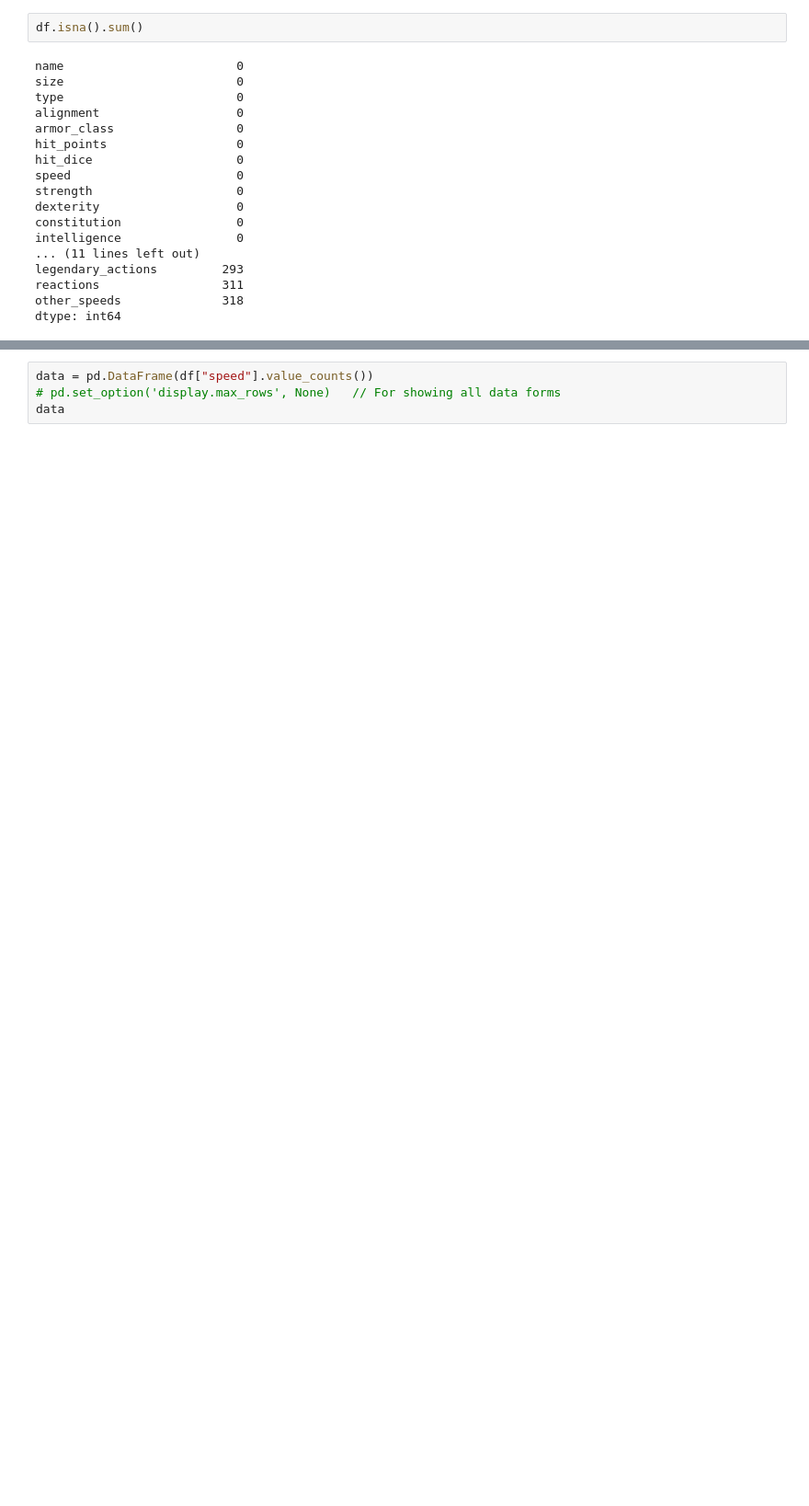
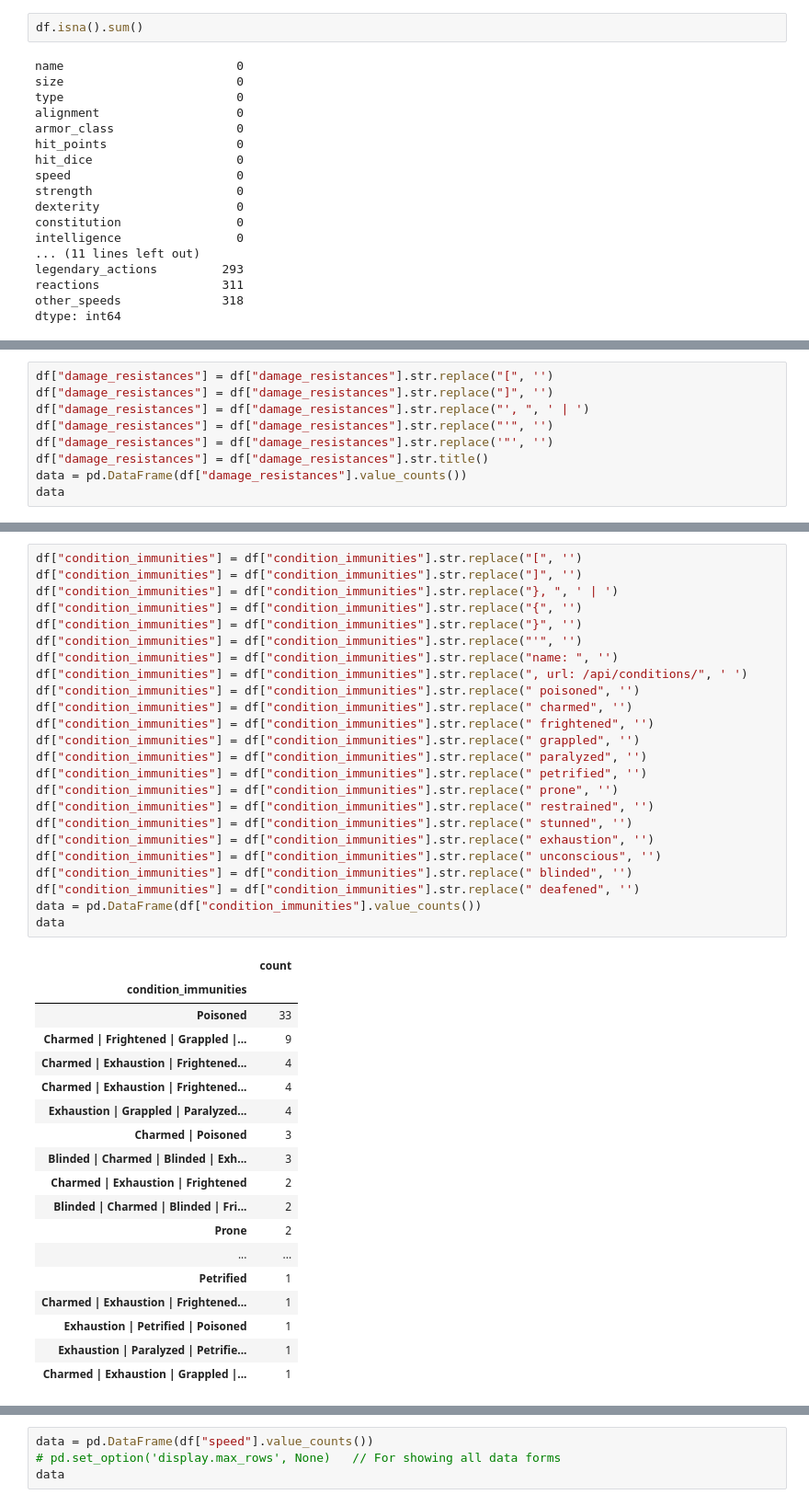
Before and after one commit to laureng97/Project-4--DND-Challenge-Ratings, a Jupyter notebook: CSV-to-SQL + Cleaning.ipynb, the cells around one changed output, grey strips where cells are left out. Shown at 92% size. Saved outputs shown, nothing was run; the diff lists cells and outputs as text; blank space fills up the shorter version.

```diff
--- a/CSV-to-SQL + Cleaning.ipynb
+++ b/CSV-to-SQL + Cleaning.ipynb
@@ -90,0 +138,9 @@ Columns which need stripping
+# %%
+df["damage_resistances"] = df["damage_resistances"].str.replace("[", '')
+df["damage_resistances"] = df["damage_resistances"].str.replace("]", '')
+df["damage_resistances"] = df["damage_resistances"].str.replace("', ", ' | ')
+df["damage_resistances"] = df["damage_resistances"].str.replace("'", '')
+df["damage_resistances"] = df["damage_resistances"].str.replace('"', '')
+df["damage_resistances"] = df["damage_resistances"].str.title()
+data = pd.DataFrame(df["damage_resistances"].value_counts())
+data
@@ -90,0 +240,43 @@ Columns which need stripping
+# %%
+df["condition_immunities"] = df["condition_immunities"].str.replace("[", '')
+df["condition_immunities"] = df["condition_immunities"].str.replace("]", '')
+df["condition_immunities"] = df["condition_immunities"].str.replace("}, ", ' | ')
+df["condition_immunities"] = df["condition_immunities"].str.replace("{", '')
+df["condition_immunities"] = df["condition_immunities"].str.replace("}", '')
+df["condition_immunities"] = df["condition_immunities"].str.replace("'", '')
+df["condition_immunities"] = df["condition_immunities"].str.replace("name: ", '')
+df["condition_immunities"] = df["condition_immunities"].str.replace(", url: /api/conditions/", ' ')
+df["condition_immunities"] = df["condition_immunities"].str.replace(" poisoned", '')
+df["condition_immunities"] = df["condition_immunities"].str.replace(" charmed", '')
+df["condition_immunities"] = df["condition_immunities"].str.replace(" frightened", '')
+df["condition_immunities"] = df["condition_immunities"].str.replace(" grappled", '')
+df["condition_immunities"] = df["condition_immunities"].str.replace(" paralyzed", '')
+df["condition_immunities"] = df["condition_immunities"].str.replace(" petrified", '')
+df["condition_immunities"] = df["condition_immunities"].str.replace(" prone", '')
+df["condition_immunities"] = df["condition_immunities"].str.replace(" restrained", '')
+df["condition_immunities"] = df["condition_immunities"].str.replace(" stunned", '')
+df["condition_immunities"] = df["condition_immunities"].str.replace(" exhaustion", '')
+df["condition_immunities"] = df["condition_immunities"].str.replace(" unconscious", '')
+df["condition_immunities"] = df["condition_immunities"].str.replace(" blinded", '')
+df["condition_immunities"] = df["condition_immunities"].str.replace(" deafened", '')
+data = pd.DataFrame(df["condition_immunities"].value_counts())
+data
+# %% [output]
+|  | count |
+| condition_immunities |  |
+| Poisoned | 33 |
+| Charmed | Frightened | Grappled |... | 9 |
+| Charmed | Exhaustion | Frightened... | 4 |
+| Charmed | Exhaustion | Frightened... | 4 |
+| Exhaustion | Grappled | Paralyzed... | 4 |
+| Charmed | Poisoned | 3 |
+| Blinded | Charmed | Blinded | Exh... | 3 |
+| Charmed | Exhaustion | Frightened | 2 |
+| Blinded | Charmed | Blinded | Fri... | 2 |
+| Prone | 2 |
+| ... | ... |
+| Petrified | 1 |
+| Charmed | Exhaustion | Frightened... | 1 |
+| Exhaustion | Petrified | Poisoned | 1 |
+| Exhaustion | Paralyzed | Petrifie... | 1 |
+| Charmed | Exhaustion | Grappled |... | 1 |
```
Also changed, not shown: parts of 16 cells of this notebook, 1 other file.
